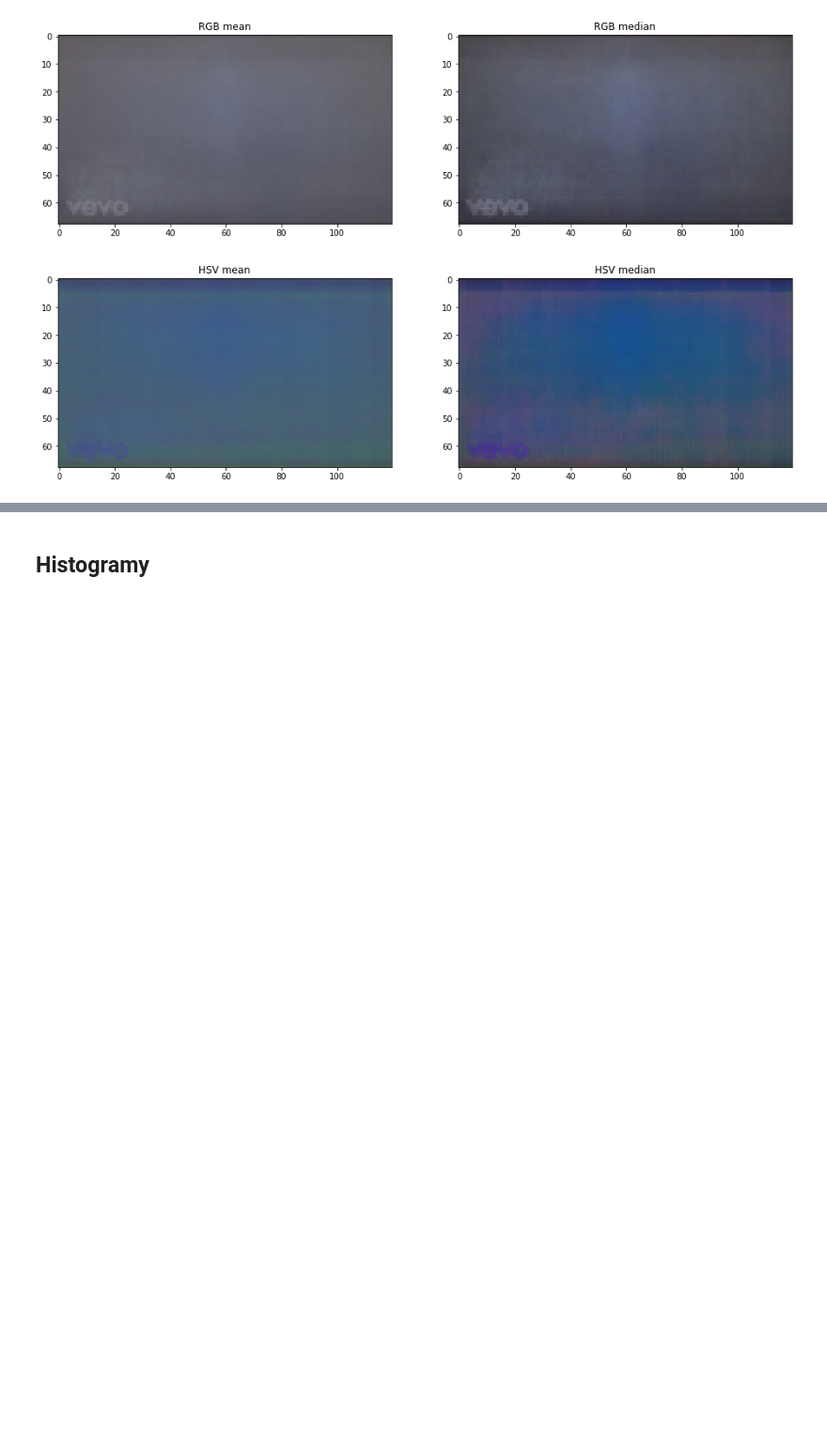
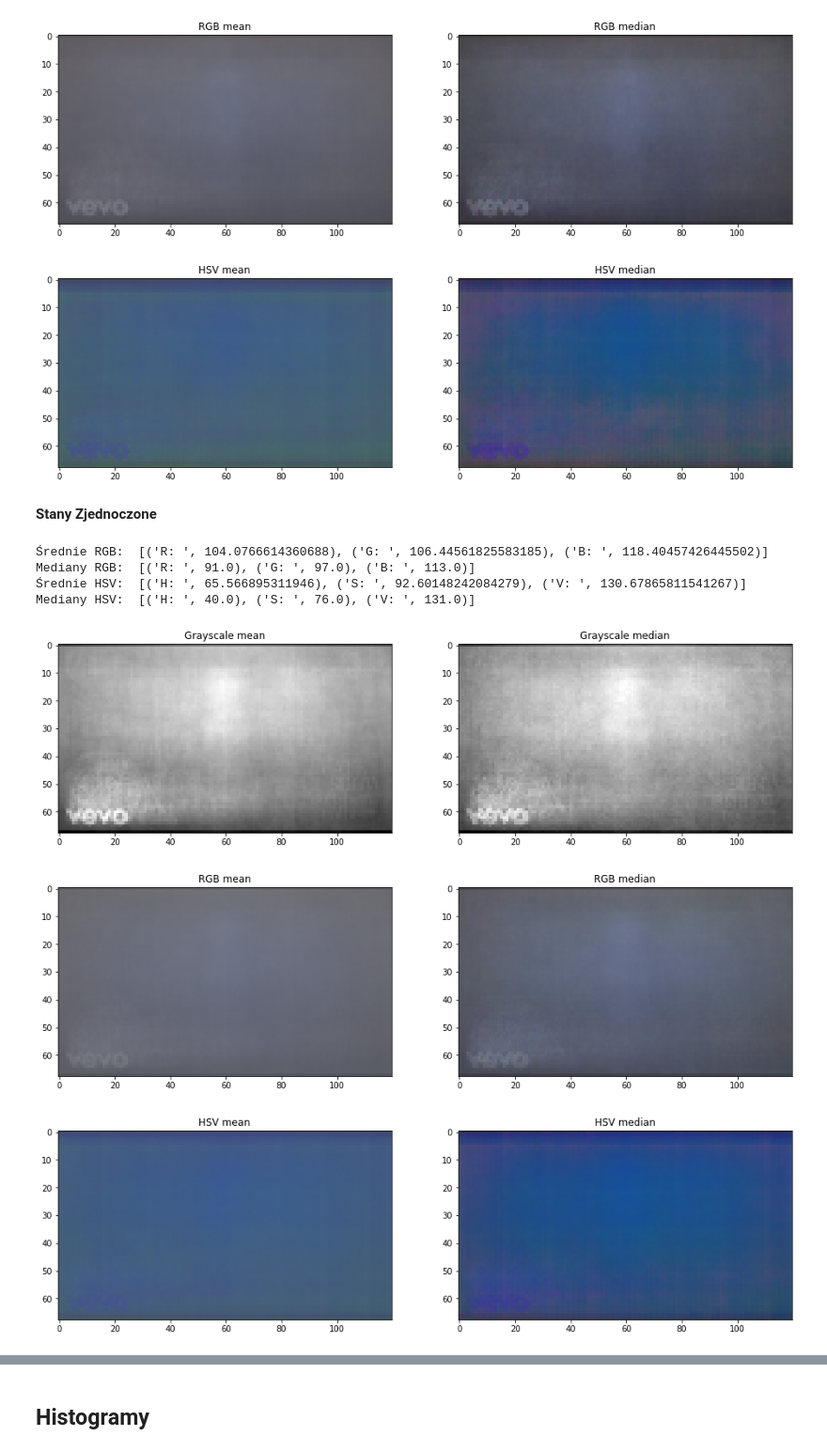
Before and after one commit to DominikKossinski/PED, a Jupyter notebook: PED_2.ipynb, the cells around one changed output, grey strips where cells are left out. Shown at 94% size. Saved outputs shown, nothing was run; the diff lists cells and outputs as text; code cells hidden in the pictures; blank space fills up the shorter version.

```diff
--- a/PED_2.ipynb
+++ b/PED_2.ipynb
@@ -342,3 +344,15 @@ Mediany HSV:  [('H: ', 56.0), ('S: ', 79.0), ('V: ', 118.0)]
 [figure]
 [figure]
 [figure]
+# %% [markdown]
+**Stany Zjednoczone**
+# %%
+col_analysis('us')
+# %% [output]
+Średnie RGB:  [('R: ', 104.0766614360688), ('G: ', 106.44561825583185), ('B: ', 118.40457426445502)]
+Mediany RGB:  [('R: ', 91.0), ('G: ', 97.0), ('B: ', 113.0)]
+Średnie HSV:  [('H: ', 65.566895311946), ('S: ', 92.60148242084279), ('V: ', 130.67865811541267)]
+Mediany HSV:  [('H: ', 40.0), ('S: ', 76.0), ('V: ', 131.0)]
+[figure, added]
+[figure, added]
+[figure, added]
```
Also changed, not shown: parts of 18 cells of this notebook, 1 other file.
